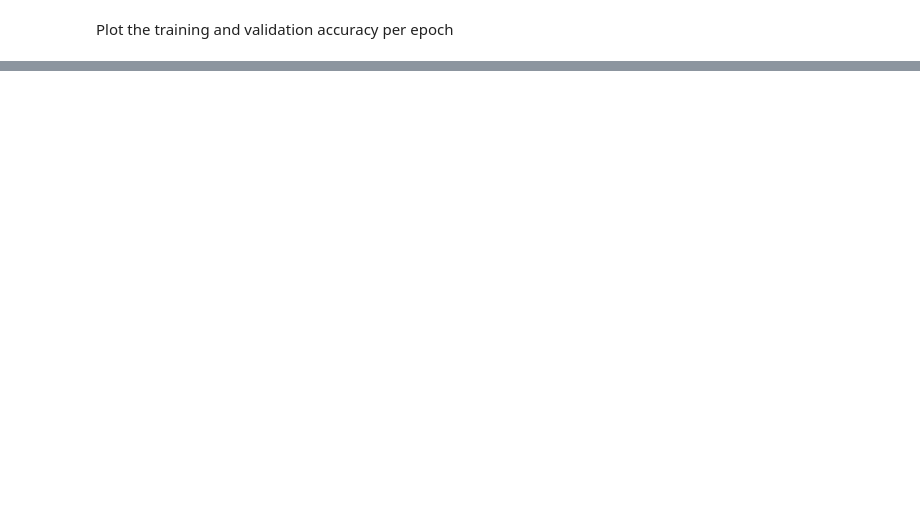
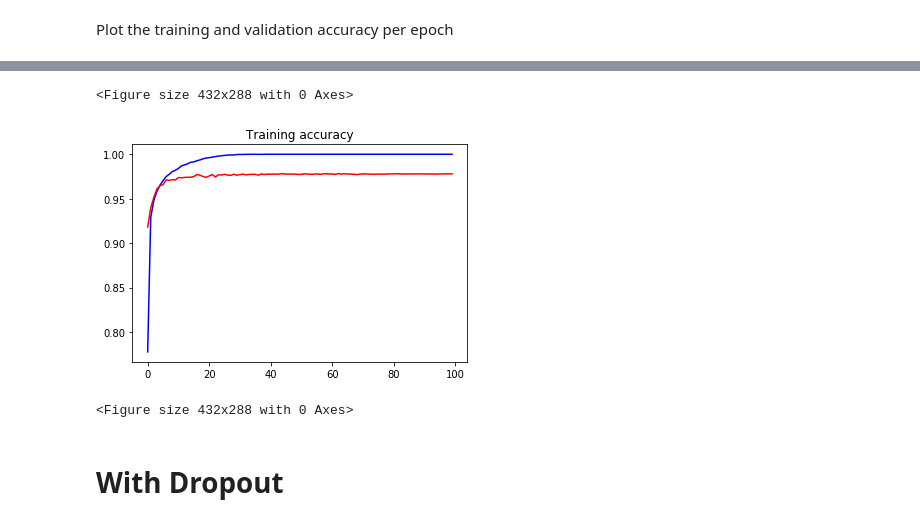
Before and after one commit to renaud-florquin/hands_on_AI, a Jupyter notebook: MLP1.ipynb, the cells around one changed output, grey strips where cells are left out. Drawn from its saved outputs; the diff is of its cells as text; code cells hidden in the pictures; blank space fills up the shorter version.

```diff
--- a/MLP1.ipynb
+++ b/MLP1.ipynb
@@ -167,0 +171,14 @@ plt.figure()
+# %%
+input_layer = tf.keras.layers.Input(shape=(784,))
+z = tf.keras.layers.Dense(200)(input_layer)
+z = tf.keras.layers.Activation('relu')(z)
+z = tf.keras.layers.Dense(100)(z)
+z = tf.keras.layers.Activation('relu')(z)
+z = tf.keras.layers.Dense(60)(z)
+z = tf.keras.layers.Activation('relu')(z)
+z = tf.keras.layers.Dense(30)(z)
+z = tf.keras.layers.Activation('relu')(z)
+z = tf.keras.layers.Dense(nb_classes)(z)
+output_layer = tf.keras.layers.Activation('softmax')(z)
+
+model_relu = tf.keras.models.Model(input_layer, output_layer)
@@ -167,0 +205,4 @@ plt.figure()
+# %%
+model_relu.compile(loss='categorical_crossentropy', optimizer="SGD", metrics=['accuracy'])
+# %%
+history2 = model_relu.fit(x_train, y_train, validation_data=(x_test, y_test), epochs=100)
@@ -167,0 +227,15 @@ plt.figure()
+# %%
+acc = history2.history['acc']
+val_acc = history2.history['val_acc']
+epochs   = range(len(acc)) # Get number of epochs
+
+plt.plot(epochs, acc, 'b')
+plt.plot(epochs, val_acc, 'r')
+plt.title('Training accuracy')
+plt.figure()
+# %% [output]
+<Figure size 432x288 with 0 Axes>
+[figure, added]
+<Figure size 432x288 with 0 Axes>
+# %% [markdown]
+# With Dropout
```
Also changed, not shown: parts of 14 cells of this notebook.
